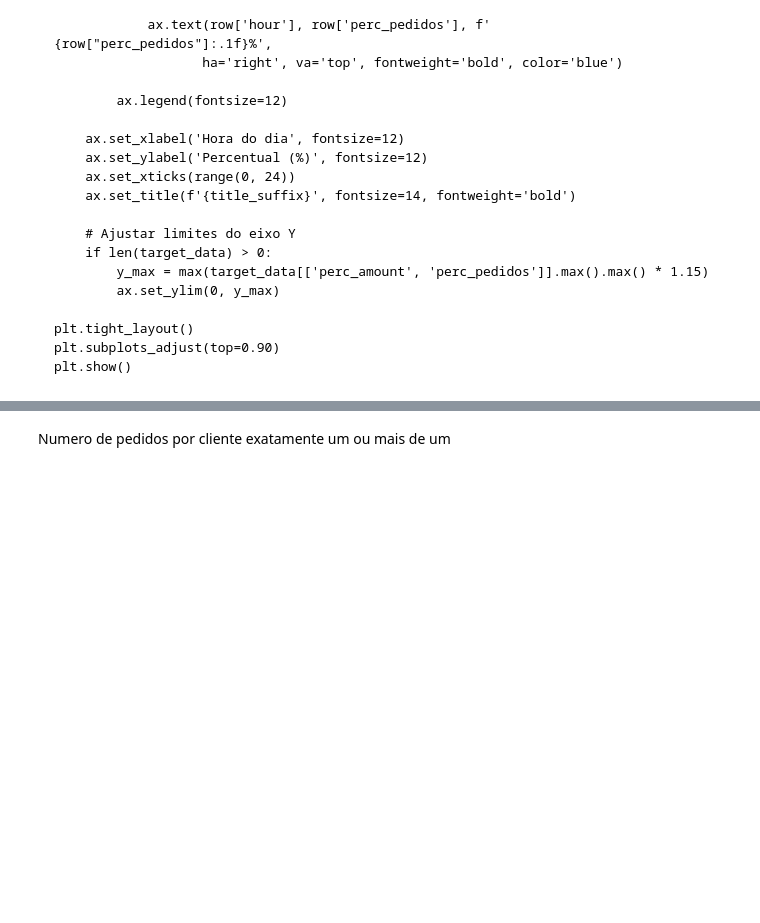
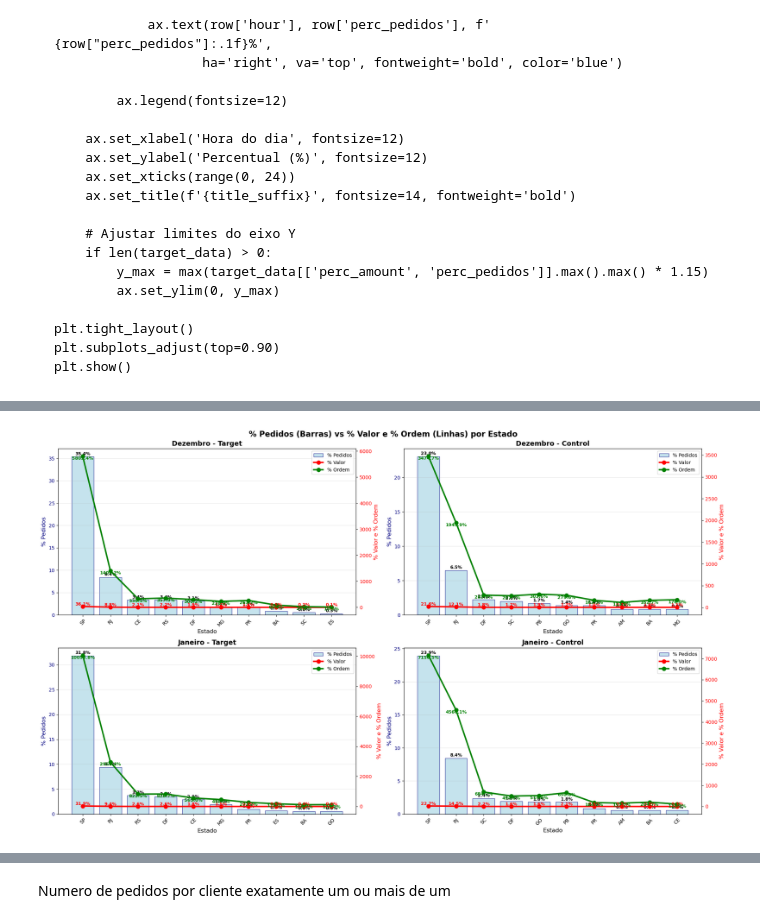
Before and after one commit to elianezanlorense/ifood_cs, a Jupyter notebook: code/notebook/05.cli_res copy.ipynb, the cells around one changed output, grey strips where cells are left out. Saved outputs shown, nothing was run; the diff lists cells and outputs as text; code cells hidden in the pictures; blank space fills up the shorter version.

```diff
--- a/code/notebook/05.cli_res copy.ipynb
+++ b/code/notebook/05.cli_res copy.ipynb
@@ -316,2 +259,89 @@ plt.show()
+# %%
+#Gráfico de barras com linhas - Estados no eixo X
+fig, axes = plt.subplots(2, 2, figsize=(20, 12))
+fig.suptitle('% Pedidos (Barras) vs % Valor e % Ordem (Linhas) por Estado',
+             fontsize=16, fontweight='bold')
+
+months = [12, 1]
+month_names = {12: 'Dezembro', 1: 'Janeiro'}
+targets = ['target', 'control']
+target_names = {'target': 'Target', 'control': 'Control'}
+
+for i, month in enumerate(months):
+    for j, target_val in enumerate(targets):
+        ax = axes[i, j]
+
+        # Filtrar dados para o mês e target específico
+        filtered_data = summary_state[
+            (summary_state['order_created_month'] == month) &
+            (summary_state['is_target'] == target_val)
+        ]
+
+        if len(filtered_data) > 0:
+            # Agrupar por estado e ordenar por % pedidos
+            estado_data = filtered_data.groupby('delivery_address_state').first()
+            estado_data = estado_data.sort_values('perc_pedidos', ascending=False)
+
+            # Pegar top 10 estados para não poluir o gráfico
+            top_estados = estado_data.head(10)
+            estados_ordenados = top_estados.index.tolist()
+
+            # Criar segundo eixo Y para as linhas
+            ax2 = ax.twinx()
+
+            # Barras para % pedidos
+            bars = ax.bar(estados_ordenados, top_estados['perc_pedidos'],
+                         alpha=0.7, color='lightblue', label='% Pedidos', edgecolor='navy')
+
+            # Linhas para % valor e % ordem
+            line1 = ax2.plot(estados_ordenados, top_estados['perc_amount'],
+                            'ro-', linewidth=3, markersize=8, label='% Valor')
+            line2 = ax2.plot(estados_ordenados, top_estados['total_ordem'],
+                            'go-', linewidth=3, markersize=8, label='% Ordem')
+
+            # Adicionar valores nas barras
+            for bar, estado in zip(bars, estados_ordenados):
+                height = bar.get_height()
+                ax.text(bar.get_x() + bar.get_width()/2., height + 0.1,
+                       f'{height:.1f}%', ha='center', va='bottom',
+                       fontweight='bold', fontsize=9)
+
+            # Adicionar valores nas linhas
+            for estado, valor_amount, valor_ordem in zip(estados_ordenados,
+                                                        top_estados['perc_amount'],
+                                                        top_estados['total_ordem']):
+                ax2.text(estado, valor_amount, f'{valor_amount:.1f}%',
+                        ha='center', va='bottom', fontweight='bold',
+                        color='red', fontsize=9)
+                ax2.text(estado, valor_ordem, f'{valor_ordem:.1f}%',
+                        ha='center', va='top', fontweight='bold',
+                        color='green', fontsize=9)
+
+            # Configurações do primeiro eixo (barras)
+            ax.set_xlabel('Estado', fontsize=12)
+            ax.set_ylabel('% Pedidos', color='navy', fontsize=12)
+            ax.tick_params(axis='y', labelcolor='navy')
+            ax.tick_params(axis='x', rotation=45)
+
+            # Configurações do segundo eixo (linhas)
+            ax2.set_ylabel('% Valor e % Ordem', color='red', fontsize=12)
+            ax2.tick_params(axis='y', labelcolor='red')
+
+            # Combinar legendas
+            lines1, labels1 = ax.get_legend_handles_labels()
+            lines2, labels2 = ax2.get_legend_handles_labels()
+            ax.legend(lines1 + lines2, labels1 + labels2, loc='upper right')
+
+            ax.set_title(f'{month_names[month]} - {target_names[target_val]}',
+                        fontsize=14, fontweight='bold')
+            ax.grid(True, alpha=0.3, axis='y')
+
+        else:
+            ax.text(0.5, 0.5, 'Sem dados', ha='center', va='center',
+                   transform=ax.transAxes, fontsize=12, style='italic')
+
+plt.tight_layout()
+# %% [output]
+[figure, added]
 # %%
 df.head()
```
Also changed, not shown: parts of 20 cells of this notebook, 2 other files.
